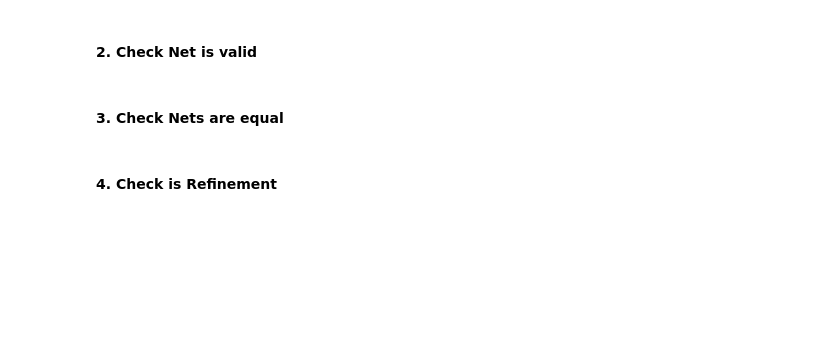
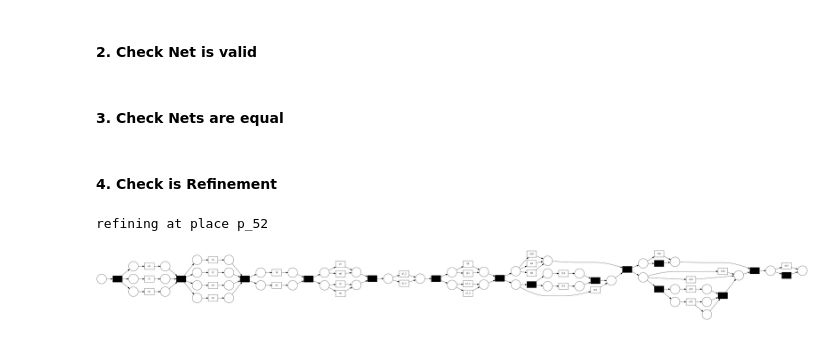
Before and after one commit to SimonLeiner/university-petri-nets, a Jupyter notebook: backend/notebooks/algorithm_tests.ipynb, the cells around one changed output. Saved outputs shown, nothing was run; the diff lists cells and outputs as text; code cells hidden in the pictures; blank space fills up the shorter version.

```diff
--- a/backend/notebooks/algorithm_tests.ipynb
+++ b/backend/notebooks/algorithm_tests.ipynb
@@ -73,12 +86,15 @@ assert is_isomorphic(net, net) is True
 # %%
 copy_refine_net = net.__deepcopy__()
 
 places = list(copy_refine_net.places)
 P1 = TRANSFORMATIONS[0]
 new_net = P1.refine(places[2], copy_refine_net)
 
 print(f"refining at place {places[2]}")
-pm4py.view_petri_net(new_net, initial_marking, final_marking, format="png")
+pm4py.view_petri_net(new_net)
+# %% [output]
+refining at place p_52
+[figure, added]
 # %%
 # Define the transformations to apply
 transformations = TRANSFORMATIONS[0:1]  # Adjust this as needed
```
Also changed, not shown: parts of 13 cells of this notebook, 9 other files.
